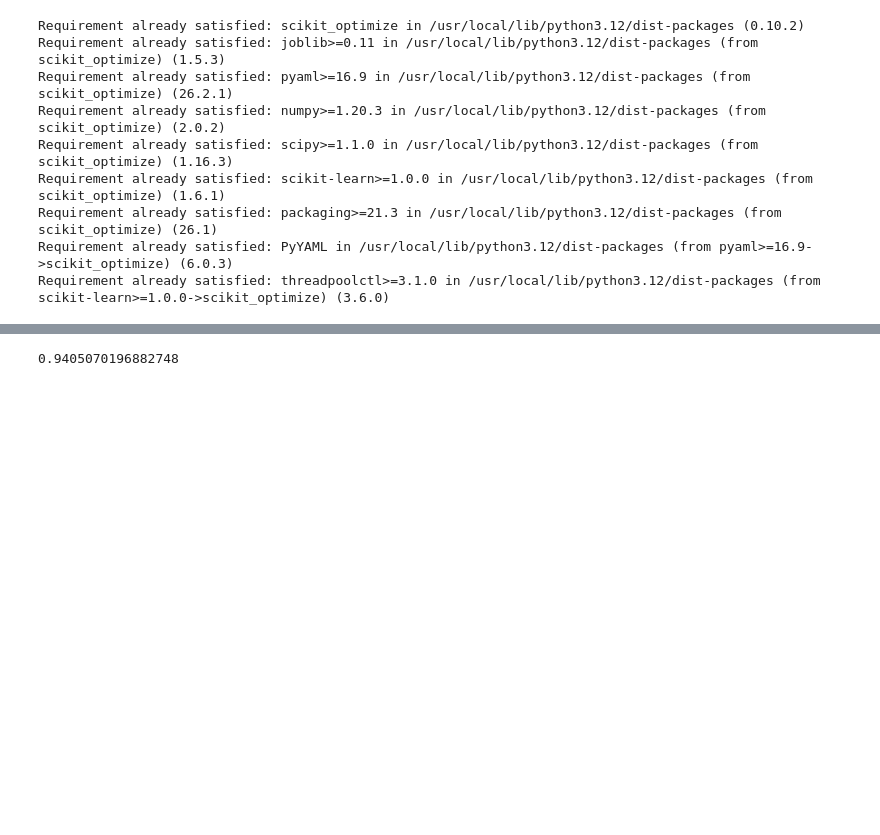
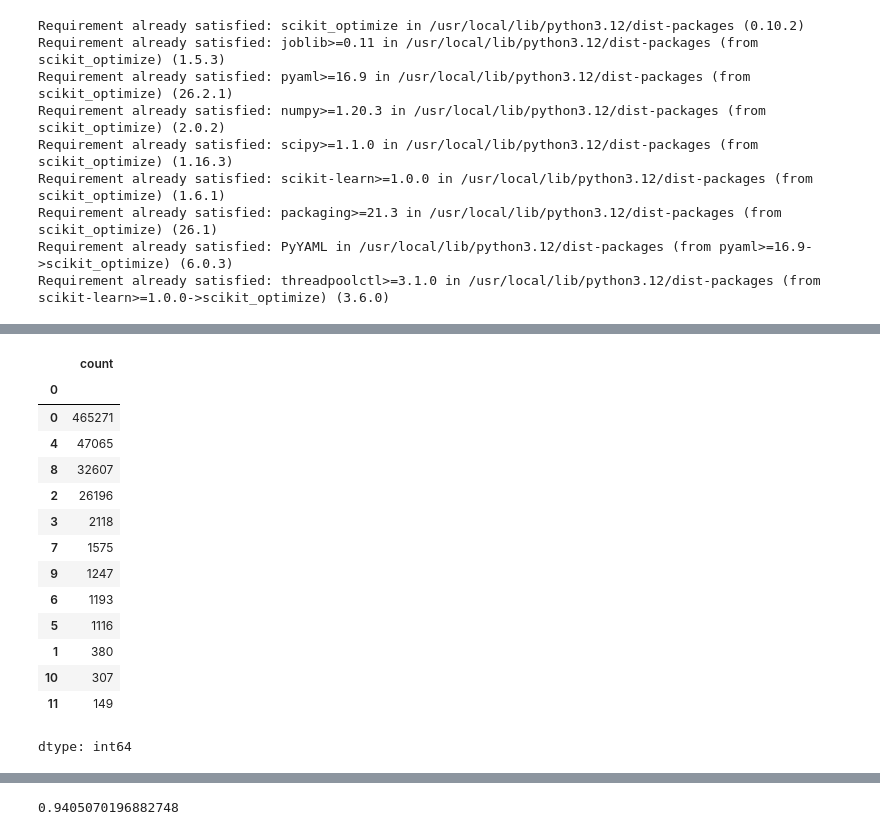
Before and after one commit to OmegaS48/Internship_NITP, a Jupyter notebook: Intern_Day5.ipynb, the cells around one changed output, grey strips where cells are left out. Cells and saved outputs as stored; diff of their text form; code cells hidden in the pictures; blank space fills up the shorter version.

```diff
--- a/Intern_Day5.ipynb
+++ b/Intern_Day5.ipynb
@@ -580,5 +406,3 @@ f=e.to_numpy()
-# %%
-Y_train=f
 # %%
 Y_train.shape
 # %% [output]
@@ -591,0 +425,2 @@ Y_train=labelencoder.fit_transform(Y_train)
+# %%
+Y_train=labelencoder.fit_transform(Y_train)
@@ -591,0 +429,20 @@ Y_train=labelencoder.fit_transform(Y_train)
+# %%
+w=pd.DataFrame(Y_train)
+# %%
+w.value_counts()
+# %% [output]
+|  | count |
+| 0 |  |
+| 0 | 465271 |
+| 4 | 47065 |
+| 8 | 32607 |
+| 2 | 26196 |
+| 3 | 2118 |
+| 7 | 1575 |
+| 9 | 1247 |
+| 6 | 1193 |
+| 5 | 1116 |
+| 1 | 380 |
+| 10 | 307 |
+| 11 | 149 |
+dtype: int64
```
Also changed, not shown: parts of 60 cells of this notebook.
